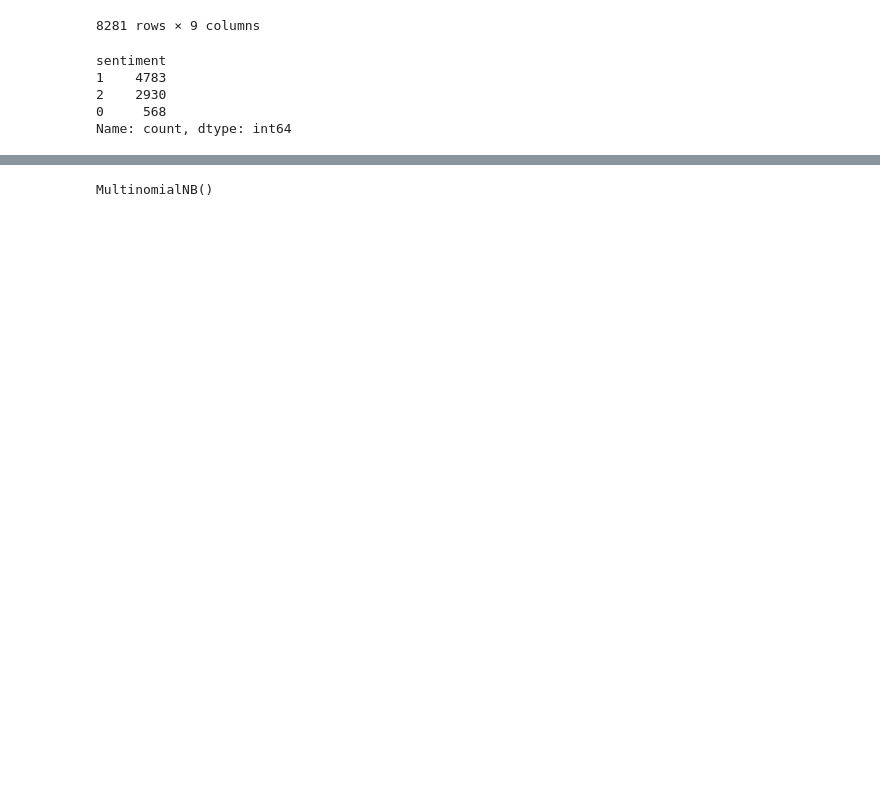
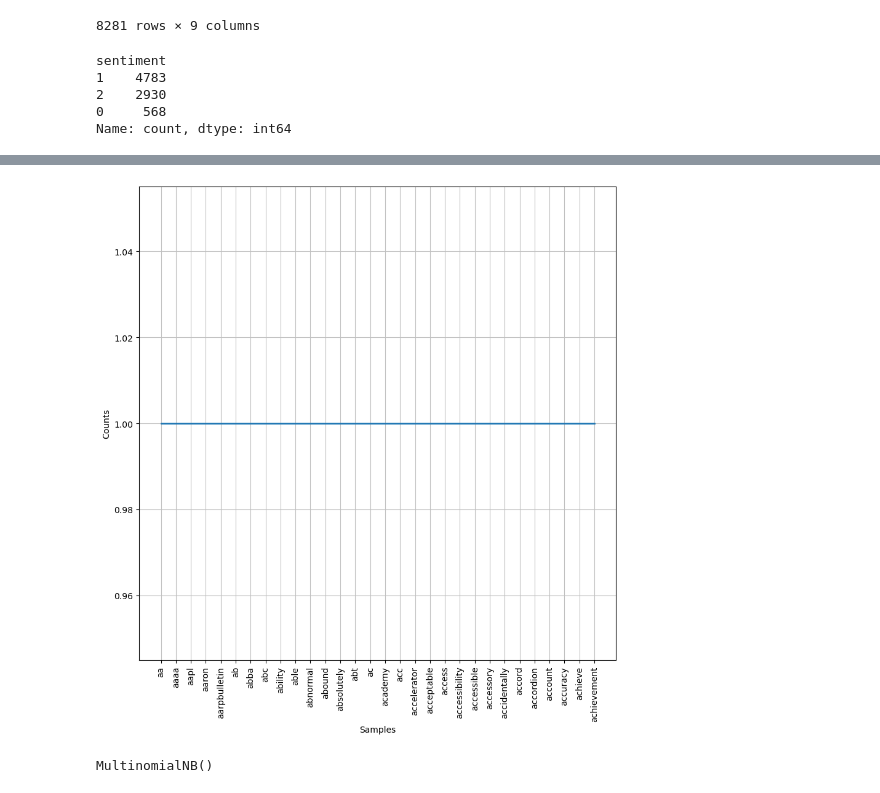
Before and after one commit to DenizzEmre/Phase_4_project, a Jupyter notebook: notebooks/Danayt_EDA.ipynb, the cells around one changed output, grey strips where cells are left out. Cells and saved outputs as stored; diff of their text form; code cells hidden in the pictures; blank space fills up the shorter version.

```diff
--- a/notebooks/Danayt_EDA.ipynb
+++ b/notebooks/Danayt_EDA.ipynb
@@ -274,3 +282,9 @@ X_t_vec
+# %%
+fdist = FreqDist(X_t_vec)
+plt.figure(figsize=(10, 10))
+fdist.plot(30);
+# %% [output]
+[figure, added]
 # %%
 X_val_vec = cv.transform(X_val)
 # %%
```
Also changed, not shown: parts of 9 cells of this notebook, 2 other files.
